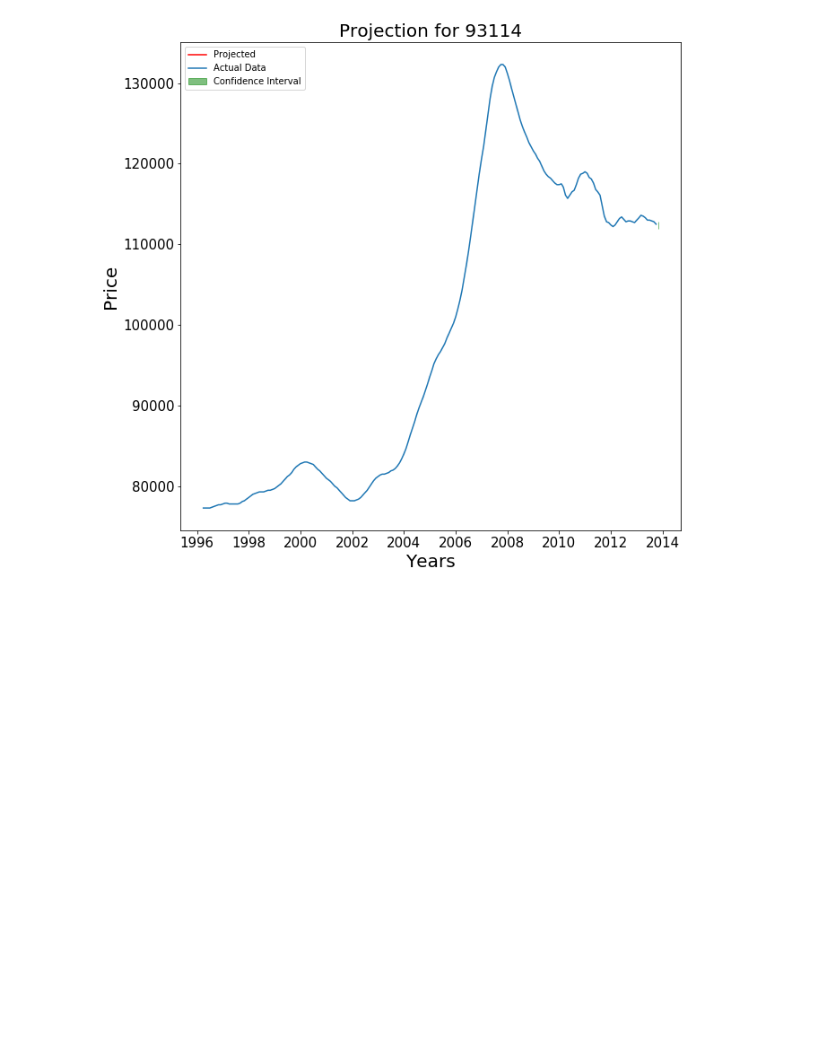
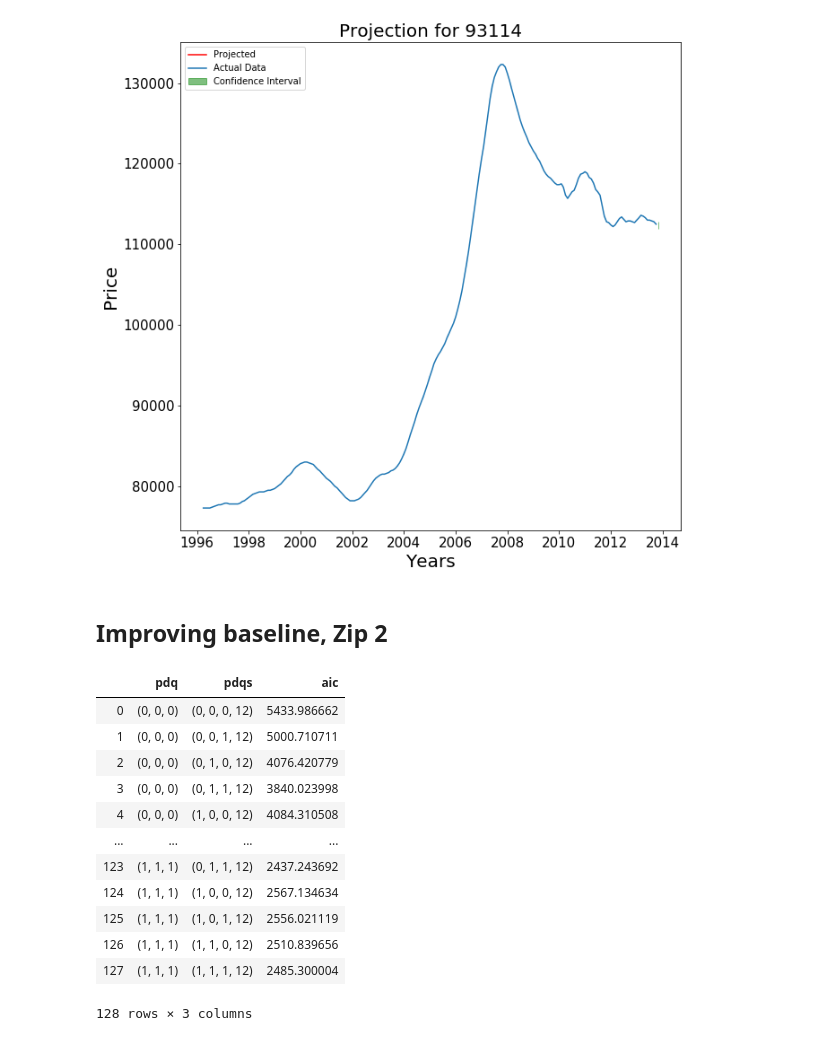
Before and after one commit to LeDorean/zillow_project_review, a Jupyter notebook: notebooks/Untitled.ipynb, the cells around one changed output. Drawn from its saved outputs; the diff is of its cells as text; code cells hidden in the pictures; blank space fills up the shorter version.

```diff
--- a/notebooks/Untitled.ipynb
+++ b/notebooks/Untitled.ipynb
@@ -548,3 +548,5 @@ plt.legend(loc=2)
 # %% [output]
 <matplotlib.legend.Legend at 0x...>
 [figure]
+# %% [markdown]
+## Improving baseline, Zip 2
@@ -550,0 +559,18 @@ plt.legend(loc=2)
+# %%
+ans_df = pd.DataFrame(ans, columns=['pdq', 'pdqs', 'aic'])
+# %%
+ans_df
+# %% [output]
+|  | pdq | pdqs | aic |
+| 0 | (0, 0, 0) | (0, 0, 0, 12) | 5433.986662 |
+| 1 | (0, 0, 0) | (0, 0, 1, 12) | 5000.710711 |
+| 2 | (0, 0, 0) | (0, 1, 0, 12) | 4076.420779 |
+| 3 | (0, 0, 0) | (0, 1, 1, 12) | 3840.023998 |
+| 4 | (0, 0, 0) | (1, 0, 0, 12) | 4084.310508 |
+| ... | ... | ... | ... |
+| 123 | (1, 1, 1) | (0, 1, 1, 12) | 2437.243692 |
+| 124 | (1, 1, 1) | (1, 0, 0, 12) | 2567.134634 |
+| 125 | (1, 1, 1) | (1, 0, 1, 12) | 2556.021119 |
+| 126 | (1, 1, 1) | (1, 1, 0, 12) | 2510.839656 |
+| 127 | (1, 1, 1) | (1, 1, 1, 12) | 2485.300004 |
+128 rows × 3 columns
```
Also changed, not shown: parts of 8 cells of this notebook.
